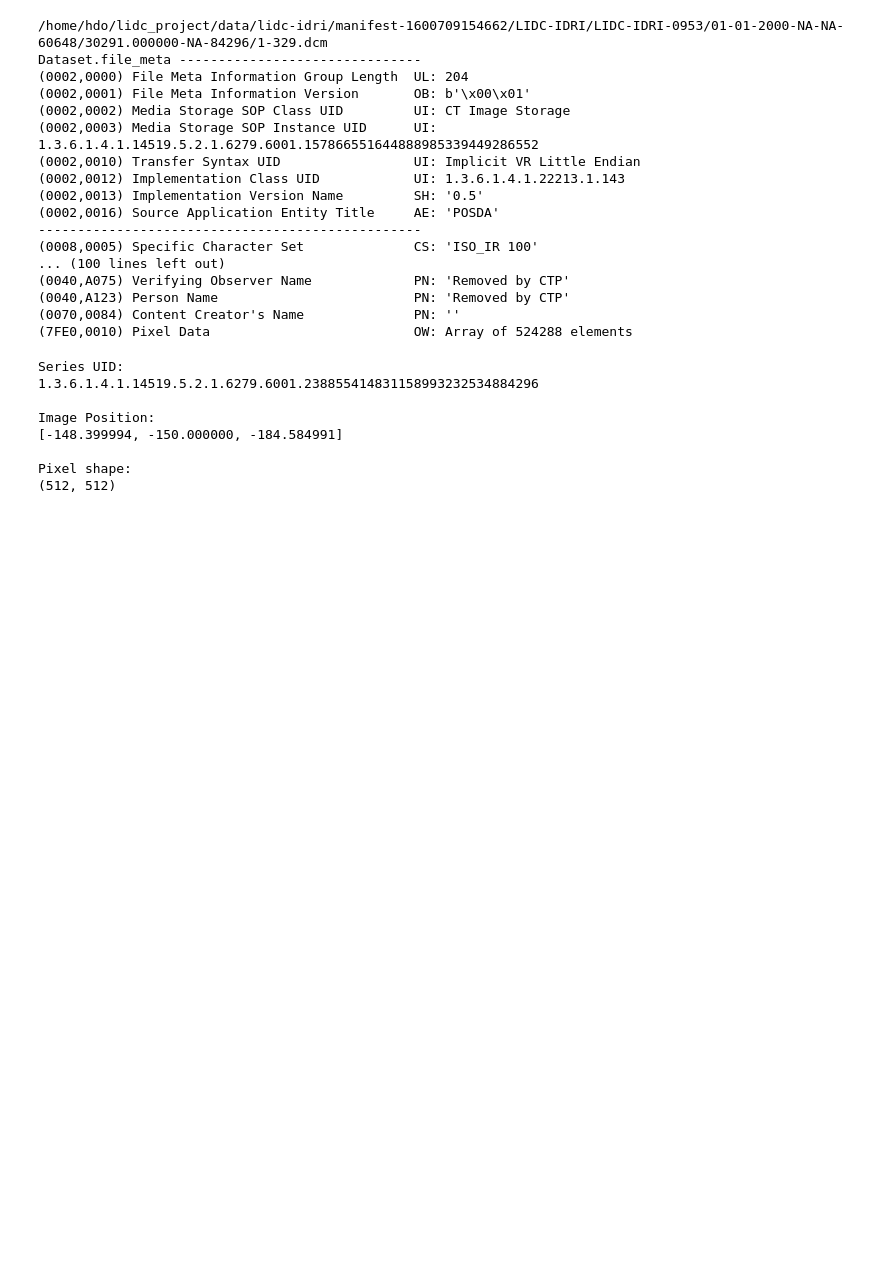
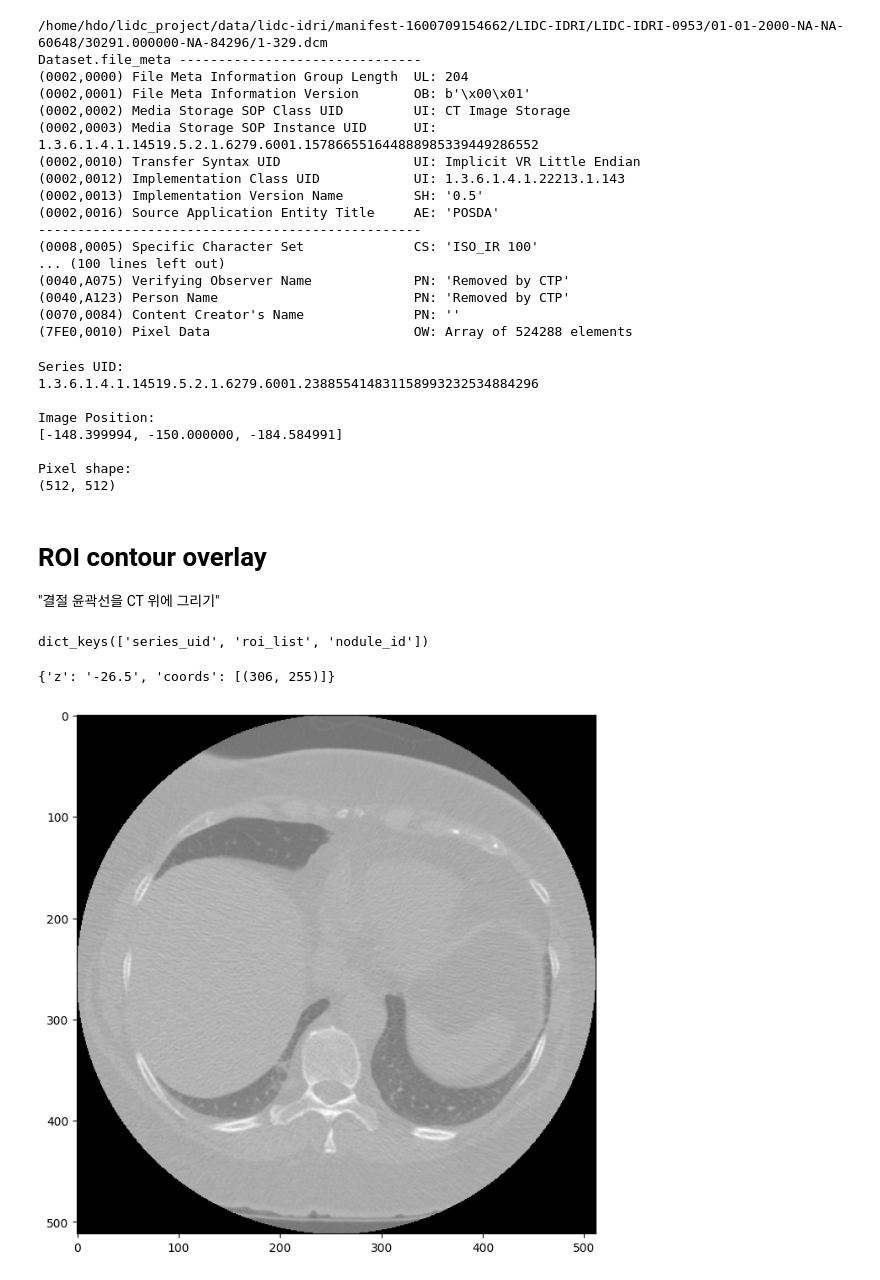
Before and after one commit to hdo-spec/lung-nodule-project, a Jupyter notebook: notebooks/02_build_dataset.ipynb, the cells around one changed output. Drawn from its saved outputs; the diff is of its cells as text; code cells hidden in the pictures; blank space fills up the shorter version.

Commit message:
결절 윤곽선을 CT 위에 그리기

```diff
--- a/notebooks/02_build_dataset.ipynb
+++ b/notebooks/02_build_dataset.ipynb
@@ -713,3 +732,38 @@ Image Position:
 
 Pixel shape:
 (512, 512)
+# %% [markdown]
+# ROI contour overlay
+"결절 윤곽선을 CT 위에 그리기"
+# %%
+# 첫 결절 확인
+first_nodule = nodules[0]
+
+print(first_nodule.keys())
+# %% [output]
+dict_keys(['series_uid', 'roi_list', 'nodule_id'])
+# %%
+# ROI 확인
+roi = first_nodule["roi_list"][0]
+
+print(roi)
+# %% [output]
+{'z': '-26.5', 'coords': [(306, 255)]}
+# %%
+import matplotlib.pyplot as plt
+
+# contour 그리기
+coords = roi["coords"]
+
+xs = [p[0] for p in coords]
+ys = [p[1] for p in coords]
+
+plt.figure(figsize=(8,8))
+
+plt.imshow(image, cmap="gray")
+
+plt.plot(xs, ys)
+
+plt.show()
+# %% [output]
+[figure, added]
```
Also changed, not shown: parts of 2 cells of this notebook.
